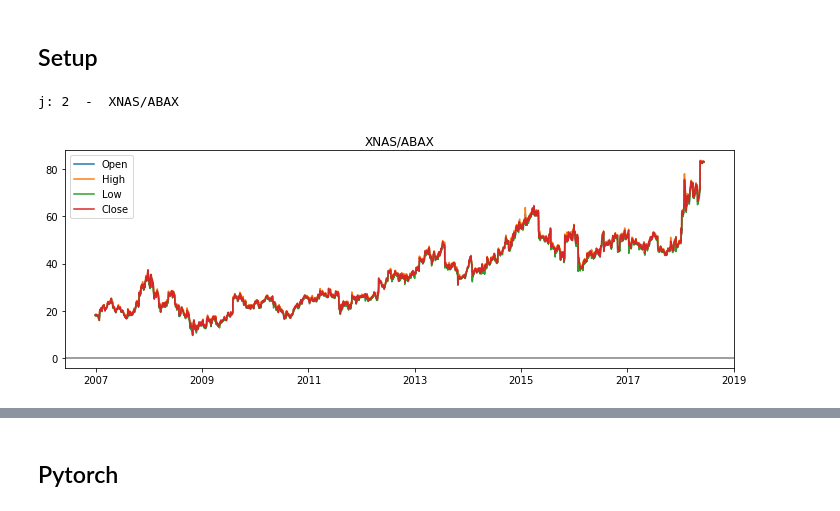
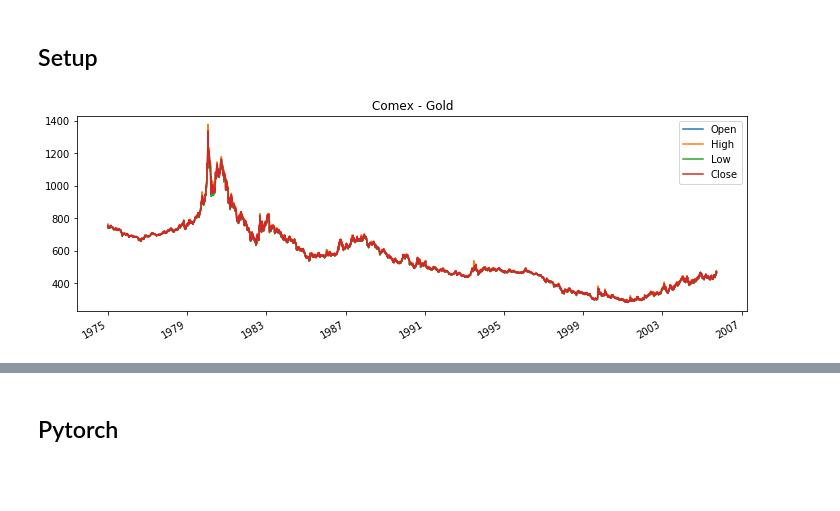
Before and after one commit to peerchen/trend-following-1, a Jupyter notebook: Pytorch - Experiment 1 - Exponential Smoothing Trading.ipynb, the cells around one changed output, grey strips where cells are left out. Cells and saved outputs as stored; diff of their text form; code cells hidden in the pictures; blank space fills up the shorter version.

```diff
--- a/Pytorch - Experiment 1 - Exponential Smoothing Trading.ipynb
+++ b/Pytorch - Experiment 1 - Exponential Smoothing Trading.ipynb
@@ -28,9 +26,11 @@ prices_dict = get_quandl_edi(list(QUANDL_FREE_SAMPLES_EDI.keys()))
-# %%
-j = np.random.choice(len(prices_dict) - 1)
-ticker_j = list(prices_dict.keys())[j]
-print('j:', j, ' - ', ticker_j)
-# prices_dict[ticker_j][['Open', 'High', 'Low', 'Close']].plot()
-plot_prices(prices_dict[ticker_j], name=ticker_j)
-# %% [output]
-j: 2  -  XNAS/ABAX
-[figure, removed]
+# %%
+price = pd.read_csv(filepath_or_buffer='test/Seykota GC----C.csv', header=None,
+           names=['Date', 'Open', 'High', 'Low', 'Close', 'Volume', 'Open_Interest'],
+           index_col=0)
+
+price.index = [datetime.strptime(str(i), '%Y%m%d') for i in price.index.values]
+price[['Open', 'High', 'Low', 'Close']].plot()
+plt.title('Comex - Gold')
+plt.show()
+# %% [output]
+[figure, added]
```
Also changed, not shown: parts of 27 cells of this notebook, 2 other files.
